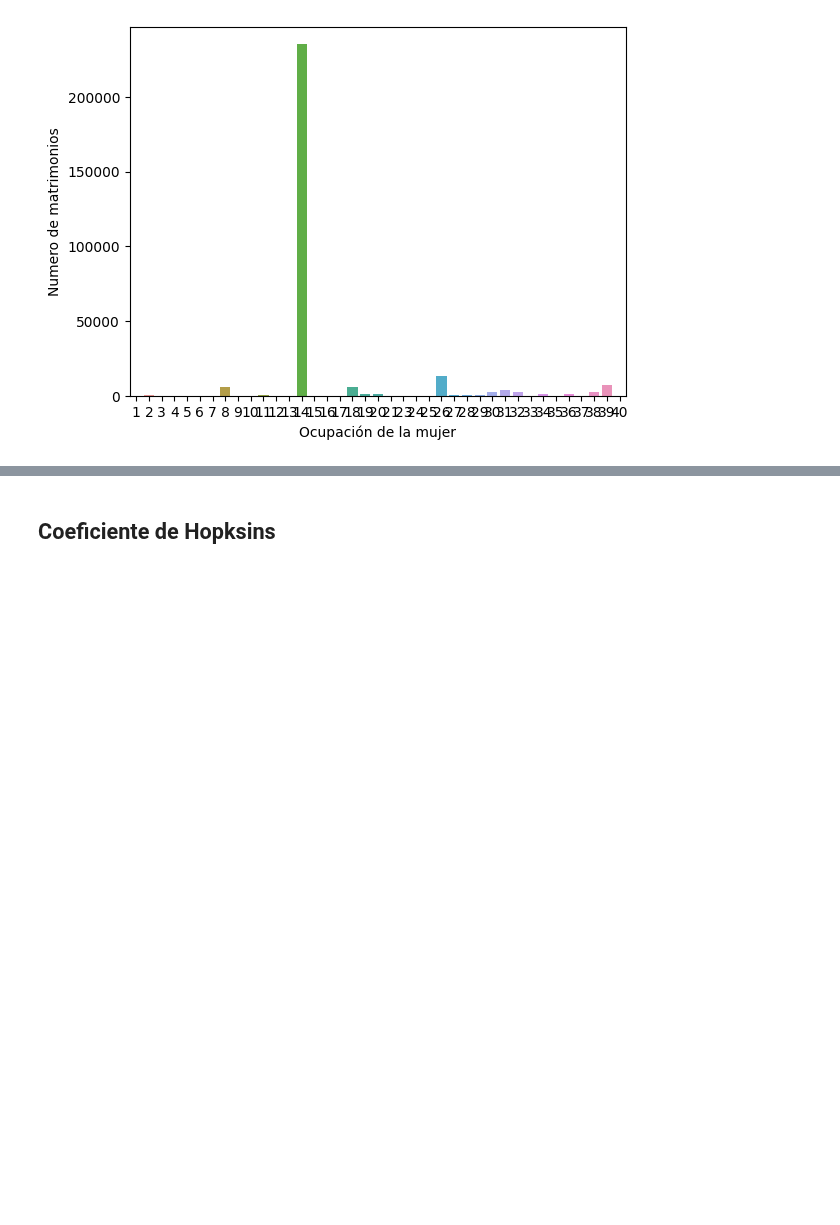
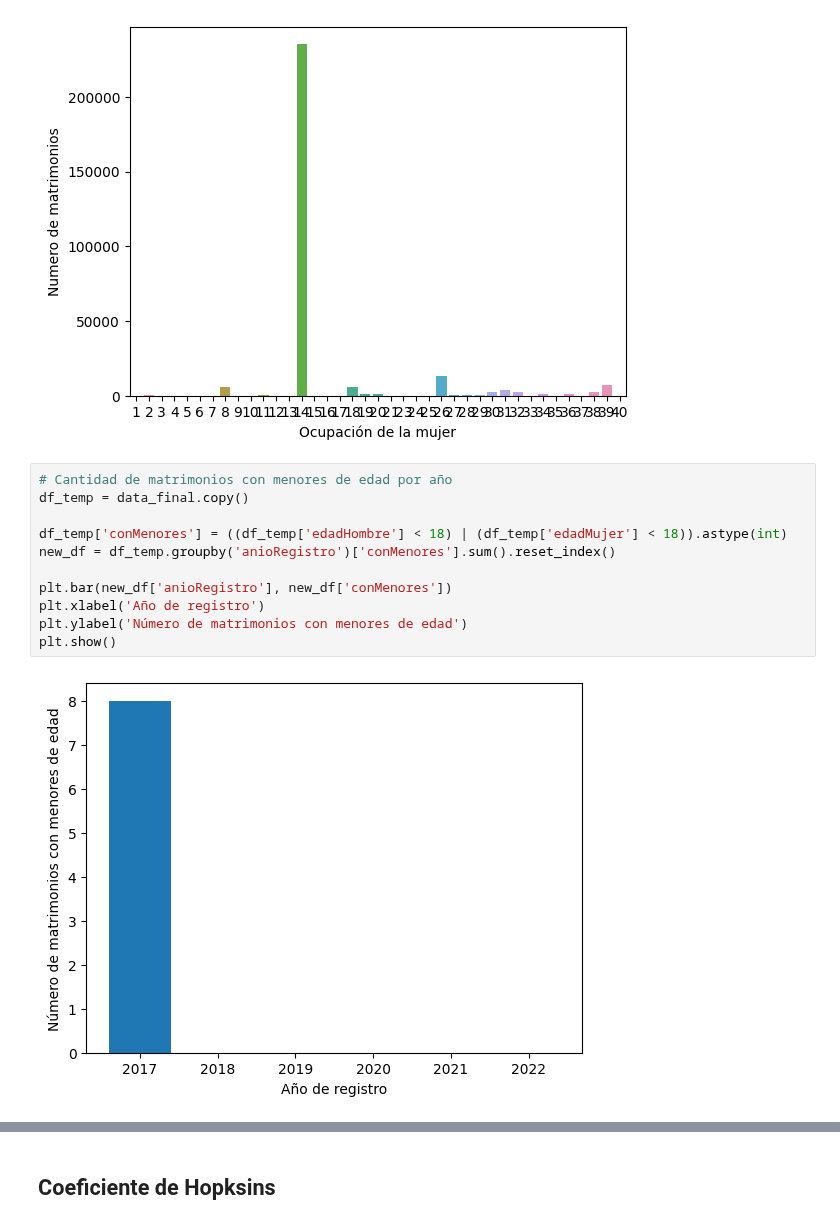
Before and after one commit to MGonza20/Proyecto1_MD, a Jupyter notebook: proyecto_final.ipynb, the cells around one changed output, grey strips where cells are left out. Saved outputs shown, nothing was run; the diff lists cells and outputs as text; blank space fills up the shorter version.

Commit message:
Plots

```diff
--- a/proyecto_final.ipynb
+++ b/proyecto_final.ipynb
@@ -610,3 +608,16 @@ plt.show()
 # %% [output]
 [figure]
 [figure]
+# %%
+# Cantidad de matrimonios con menores de edad por año
+df_temp = data_final.copy()
+
+df_temp['conMenores'] = ((df_temp['edadHombre'] < 18) | (df_temp['edadMujer'] < 18)).astype(int)
+new_df = df_temp.groupby('anioRegistro')['conMenores'].sum().reset_index()
+
+plt.bar(new_df['anioRegistro'], new_df['conMenores'])
+plt.xlabel('Año de registro')
+plt.ylabel('Número de matrimonios con menores de edad')
+plt.show()
+# %% [output]
+[figure, added]
```
Also changed, not shown: parts of 7 cells of this notebook.
